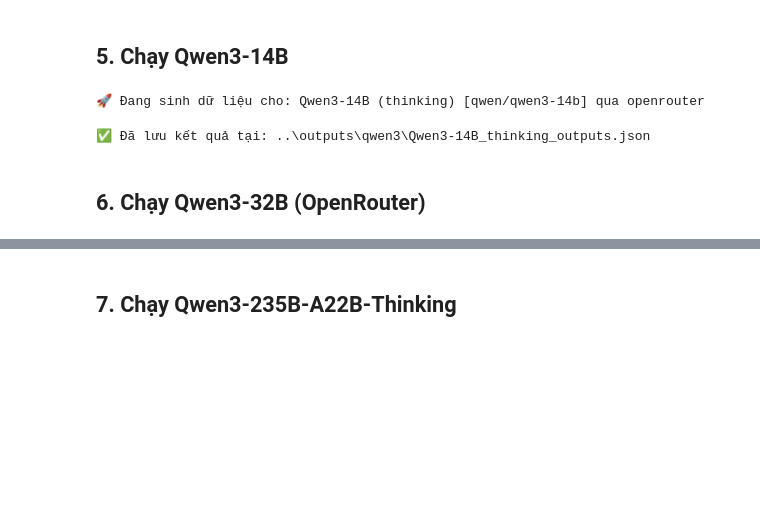
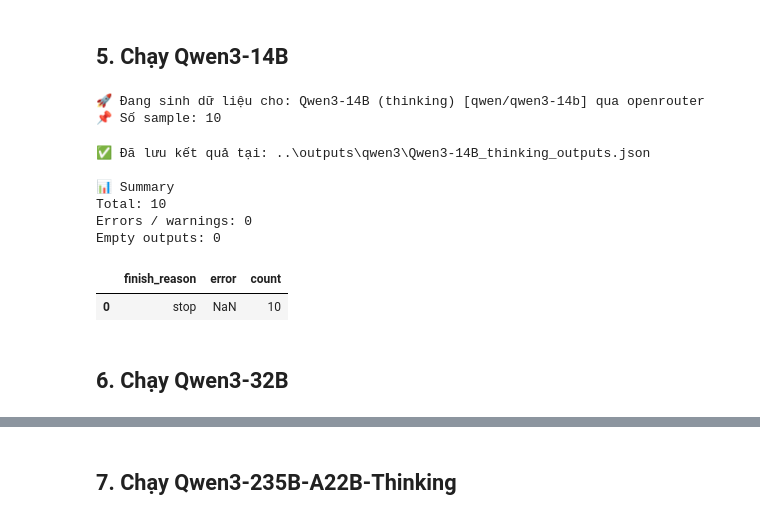
Before and after one commit to Hutaph/a-triple-of-lms, a Jupyter notebook: notebooks/Qwen3_benchmark.ipynb, the cells around one changed output, grey strips where cells are left out. Saved outputs shown, nothing was run; the diff lists cells and outputs as text; code cells hidden in the pictures; blank space fills up the shorter version.

```diff
--- a/notebooks/Qwen3_benchmark.ipynb
+++ b/notebooks/Qwen3_benchmark.ipynb
@@ -637,21 +636,29 @@ run_and_save_benchmark(
 # %%
 mode = "thinking"
 
 results_qwen3_14b_test = run_and_save_benchmark(
     client=or_client,
     model_id="qwen/qwen3-14b",
     model_name="Qwen3-14B",
     provider="openrouter",
     mode=mode,
-    limit=1,
+    limit=0,
     sleep_sec=2.0,
     retry_on_bad_output=True,
 )
 # %% [output]
 🚀 Đang sinh dữ liệu cho: Qwen3-14B (thinking) [qwen/qwen3-14b] qua openrouter
+📌 Số sample: 10
 ✅ Đã lưu kết quả tại: ..\outputs\qwen3\Qwen3-14B_thinking_outputs.json
+
+📊 Summary
+Total: 10
+Errors / warnings: 0
+Empty outputs: 0
+|  | finish_reason | error | count |
+| 0 | stop | NaN | 10 |
 # %% [markdown]
-## 6. Chạy Qwen3-32B (OpenRouter)
+## 6. Chạy Qwen3-32B
 # %%
 mode = "thinking"
 
```
Also changed, not shown: parts of 6 cells of this notebook, 4 other files.
